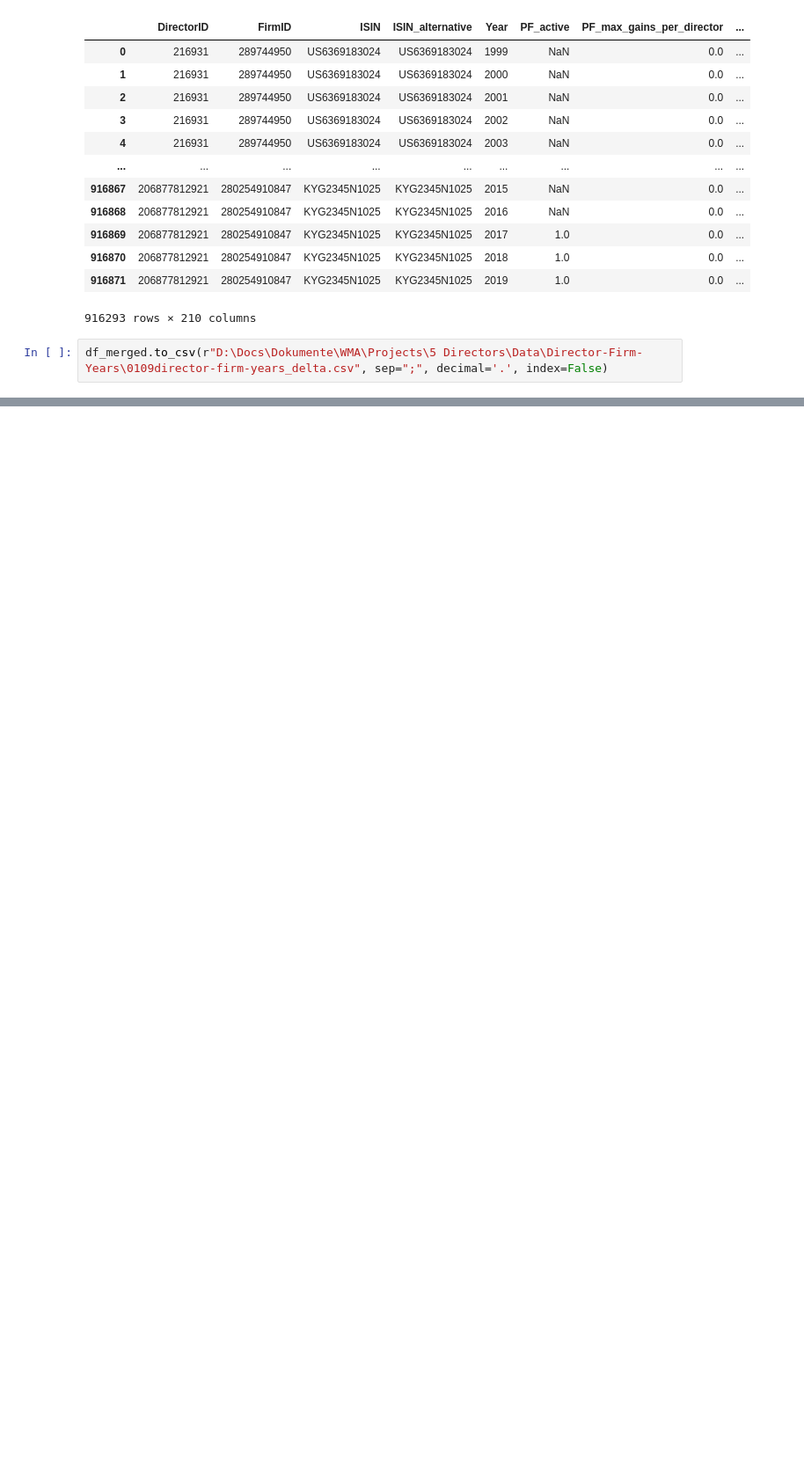
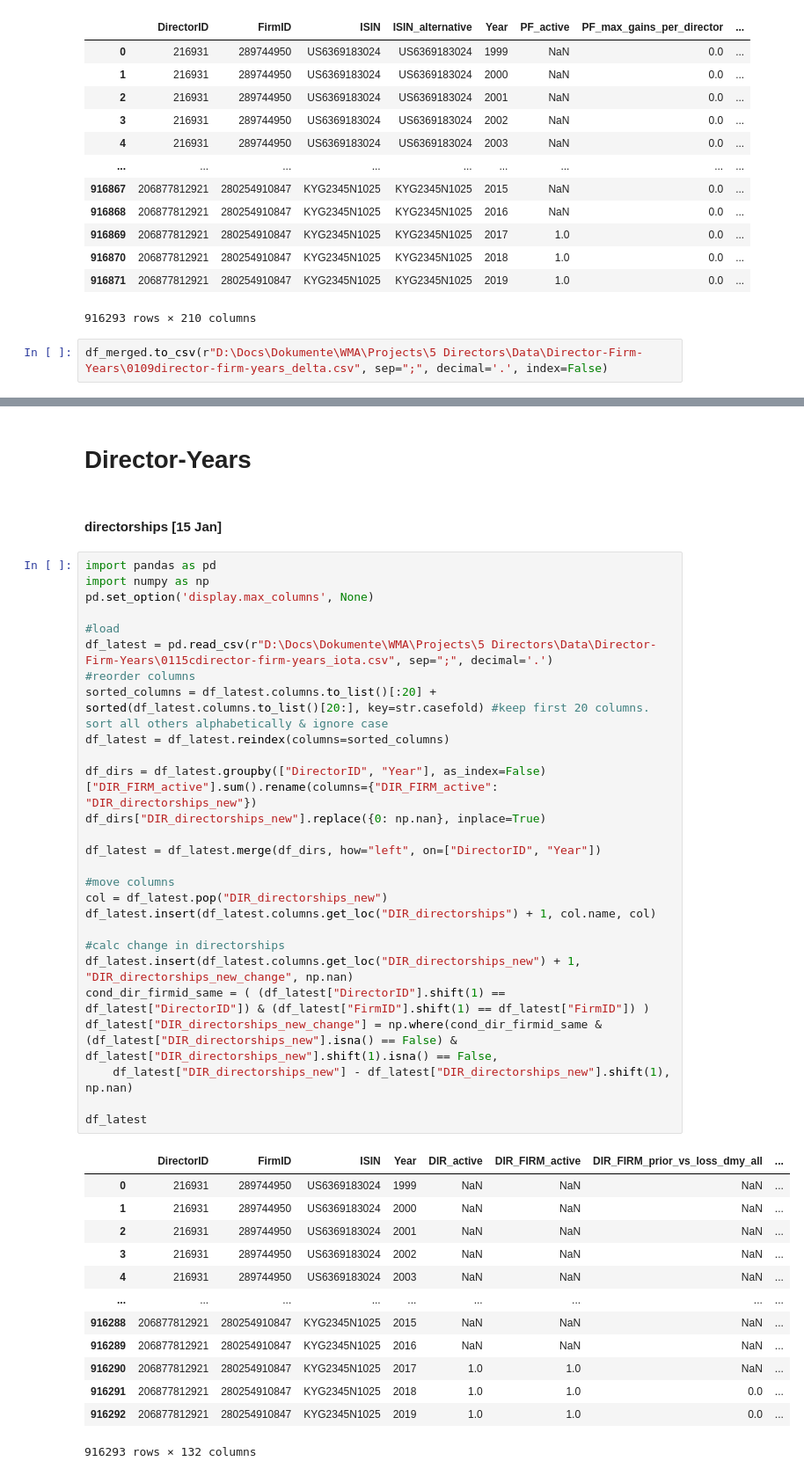
Before and after one commit to hannez11/director-project, a Jupyter notebook: merge notebooks/merge_variables.ipynb, the cells around one changed output, grey strips where cells are left out. Shown at 88% size. Saved outputs shown, nothing was run; the diff lists cells and outputs as text; blank space fills up the shorter version.

```diff
--- a/merge notebooks/merge_variables.ipynb
+++ b/merge notebooks/merge_variables.ipynb
@@ -700,0 +771,45 @@ df_merged.to_csv(r"D:\Docs\Dokumente\WMA\Projects\5 Directors\Data\Director-Firm
+# %% [markdown]
+# Director-Years
+# %% [markdown]
+#### directorships [15 Jan]
+# %%
+import pandas as pd
+import numpy as np
+pd.set_option('display.max_columns', None)
+
+#load
+df_latest = pd.read_csv(r"D:\Docs\Dokumente\WMA\Projects\5 Directors\Data\Director-Firm-Years\0115cdirector-firm-years_iota.csv", sep=";", decimal='.')
+#reorder columns
+sorted_columns = df_latest.columns.to_list()[:20] + sorted(df_latest.columns.to_list()[20:], key=str.casefold) #keep first 20 columns. sort all others alphabetically & ignore case
+df_latest = df_latest.reindex(columns=sorted_columns)
+
+df_dirs = df_latest.groupby(["DirectorID", "Year"], as_index=False)["DIR_FIRM_active"].sum().rename(columns={"DIR_FIRM_active": "DIR_directorships_new"})
+df_dirs["DIR_directorships_new"].replace({0: np.nan}, inplace=True)
+
+df_latest = df_latest.merge(df_dirs, how="left", on=["DirectorID", "Year"])
+
+#move columns
+col = df_latest.pop("DIR_directorships_new")
+df_latest.insert(df_latest.columns.get_loc("DIR_directorships") + 1, col.name, col)
+
+#calc change in directorships
+df_latest.insert(df_latest.columns.get_loc("DIR_directorships_new") + 1, "DIR_directorships_new_change", np.nan)
+cond_dir_firmid_same = ( (df_latest["DirectorID"].shift(1) == df_latest["DirectorID"]) & (df_latest["FirmID"].shift(1) == df_latest["FirmID"]) )
+df_latest["DIR_directorships_new_change"] = np.where(cond_dir_firmid_same & (df_latest["DIR_directorships_new"].isna() == False) & df_latest["DIR_directorships_new"].shift(1).isna() == False,
+    df_latest["DIR_directorships_new"] - df_latest["DIR_directorships_new"].shift(1), np.nan)
+
+df_latest
+# %% [output]
+|  | DirectorID | FirmID | ISIN | Year | DIR_active | DIR_FIRM_active | DIR_FIRM_prior_vs_loss_dmy_all | ... |
+| 0 | 216931 | 289744950 | US6369183024 | 1999 | NaN | NaN | NaN | ... |
+| 1 | 216931 | 289744950 | US6369183024 | 2000 | NaN | NaN | NaN | ... |
+| 2 | 216931 | 289744950 | US6369183024 | 2001 | NaN | NaN | NaN | ... |
+| 3 | 216931 | 289744950 | US6369183024 | 2002 | NaN | NaN | NaN | ... |
+| 4 | 216931 | 289744950 | US6369183024 | 2003 | NaN | NaN | NaN | ... |
+| ... | ... | ... | ... | ... | ... | ... | ... | ... |
+| 916288 | 206877812921 | 280254910847 | KYG2345N1025 | 2015 | NaN | NaN | NaN | ... |
+| 916289 | 206877812921 | 280254910847 | KYG2345N1025 | 2016 | NaN | NaN | NaN | ... |
+| 916290 | 206877812921 | 280254910847 | KYG2345N1025 | 2017 | 1.0 | 1.0 | NaN | ... |
+| 916291 | 206877812921 | 280254910847 | KYG2345N1025 | 2018 | 1.0 | 1.0 | 0.0 | ... |
+| 916292 | 206877812921 | 280254910847 | KYG2345N1025 | 2019 | 1.0 | 1.0 | 0.0 | ... |
+916293 rows × 132 columns
```
Also changed, not shown: parts of 54 cells of this notebook, 3 other files.
